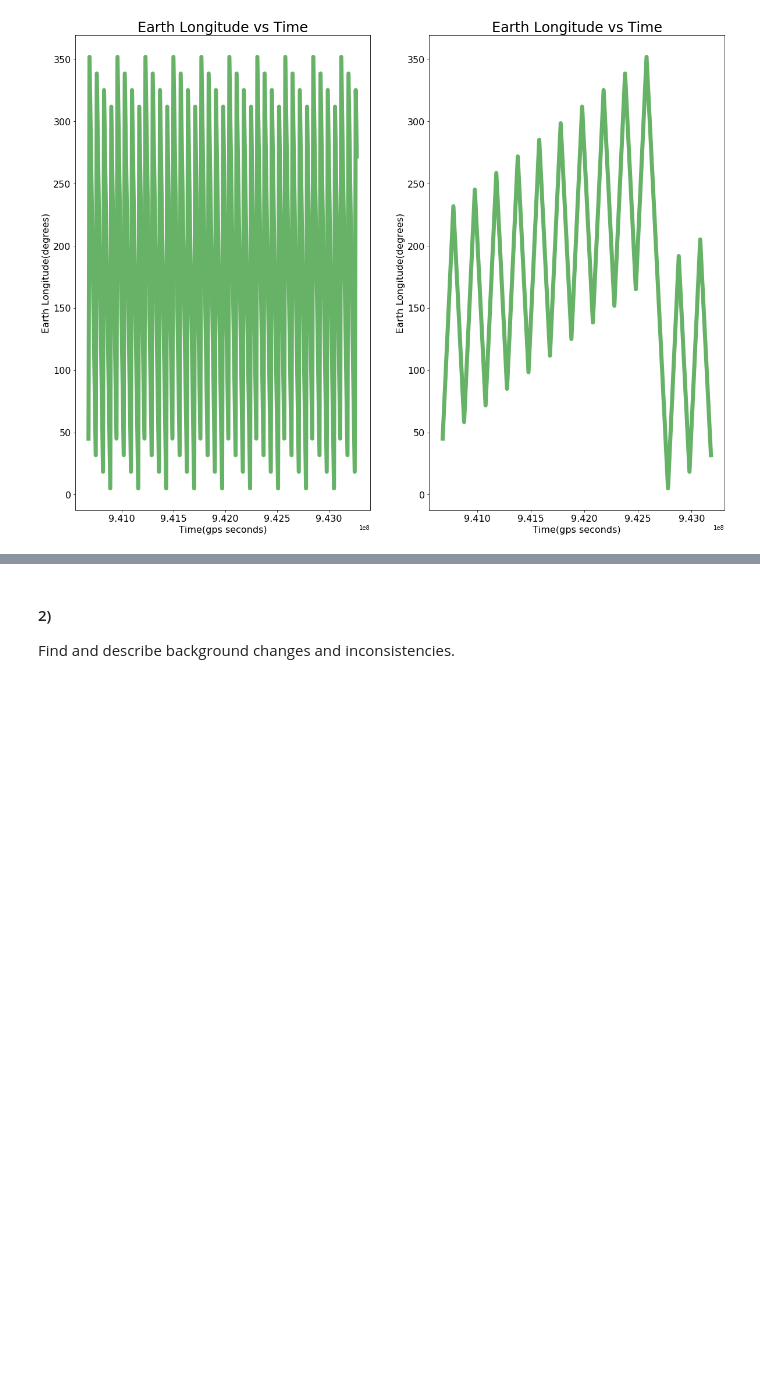
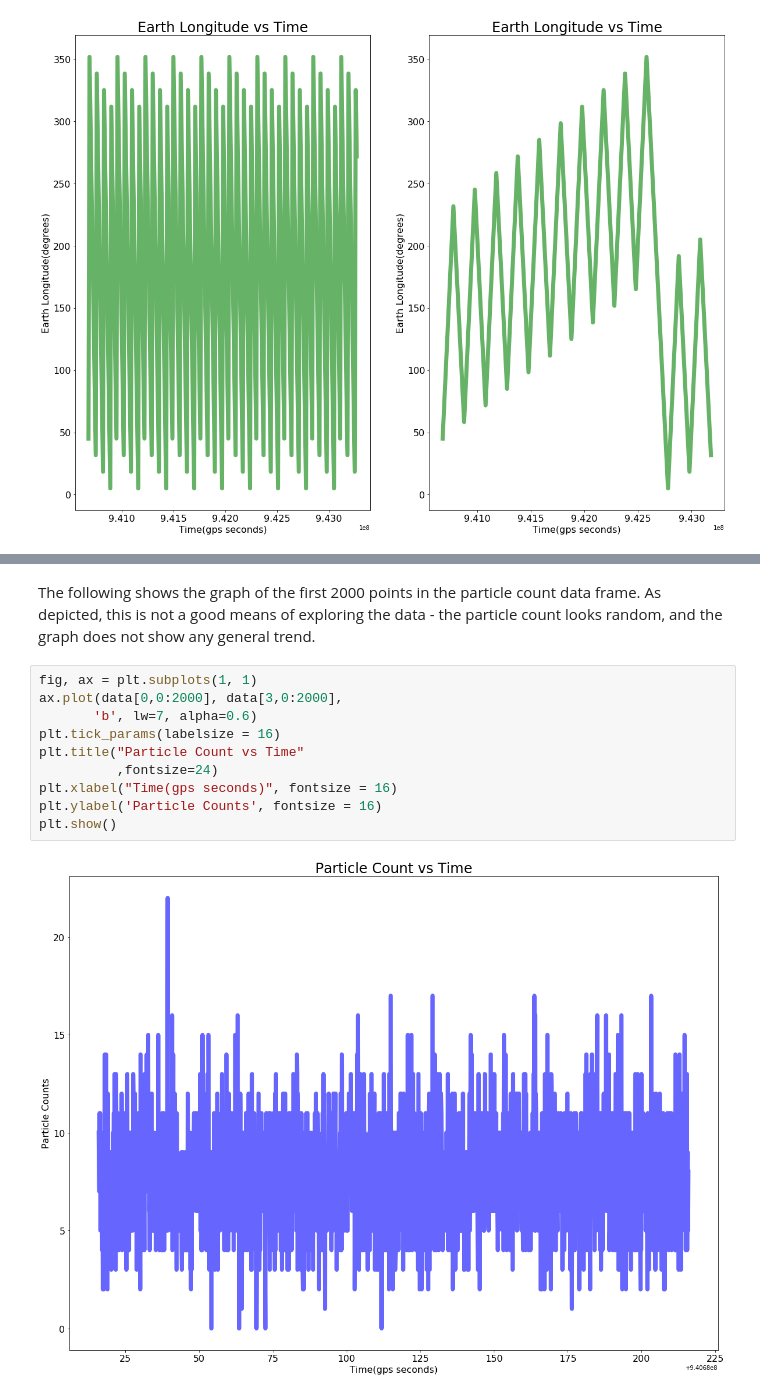
Before and after one commit to IgorBanin/Phys434, a Jupyter notebook: lab4.ipynb, the cells around one changed output, grey strips where cells are left out. Saved outputs shown, nothing was run; the diff lists cells and outputs as text; blank space fills up the shorter version.

```diff
--- a/lab4.ipynb
+++ b/lab4.ipynb
@@ -121,3 +123,14 @@ ValueError: x and y must have same first dimension, but have shapes (2592,) and
-# %% [markdown]
-#### 2)
-Find and describe background changes and inconsistencies.
+# %% [markdown]
+The following shows the graph of the first 2000 points in the particle count data frame. As depicted, this is not a good means of exploring the data - the particle count looks random, and the graph does not show any general trend.
+# %%
+fig, ax = plt.subplots(1, 1)
+ax.plot(data[0,0:2000], data[3,0:2000],
+       'b', lw=7, alpha=0.6)
+plt.tick_params(labelsize = 16)
+plt.title("Particle Count vs Time"
+          ,fontsize=24)
+plt.xlabel("Time(gps seconds)", fontsize = 16)
+plt.ylabel('Particle Counts', fontsize = 16)
+plt.show()
+# %% [output]
+[figure, added]
```
Also changed, not shown: parts of 23 cells of this notebook, 1 other file.
